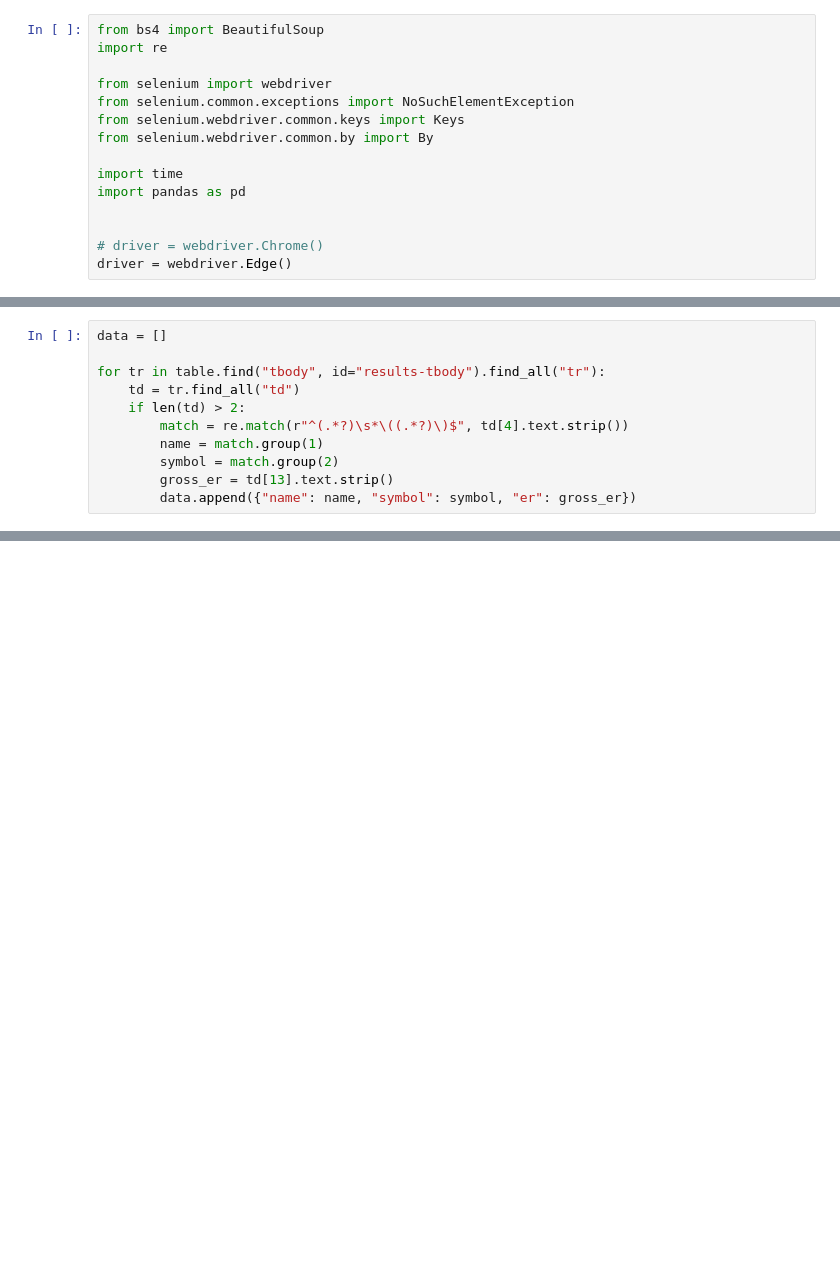
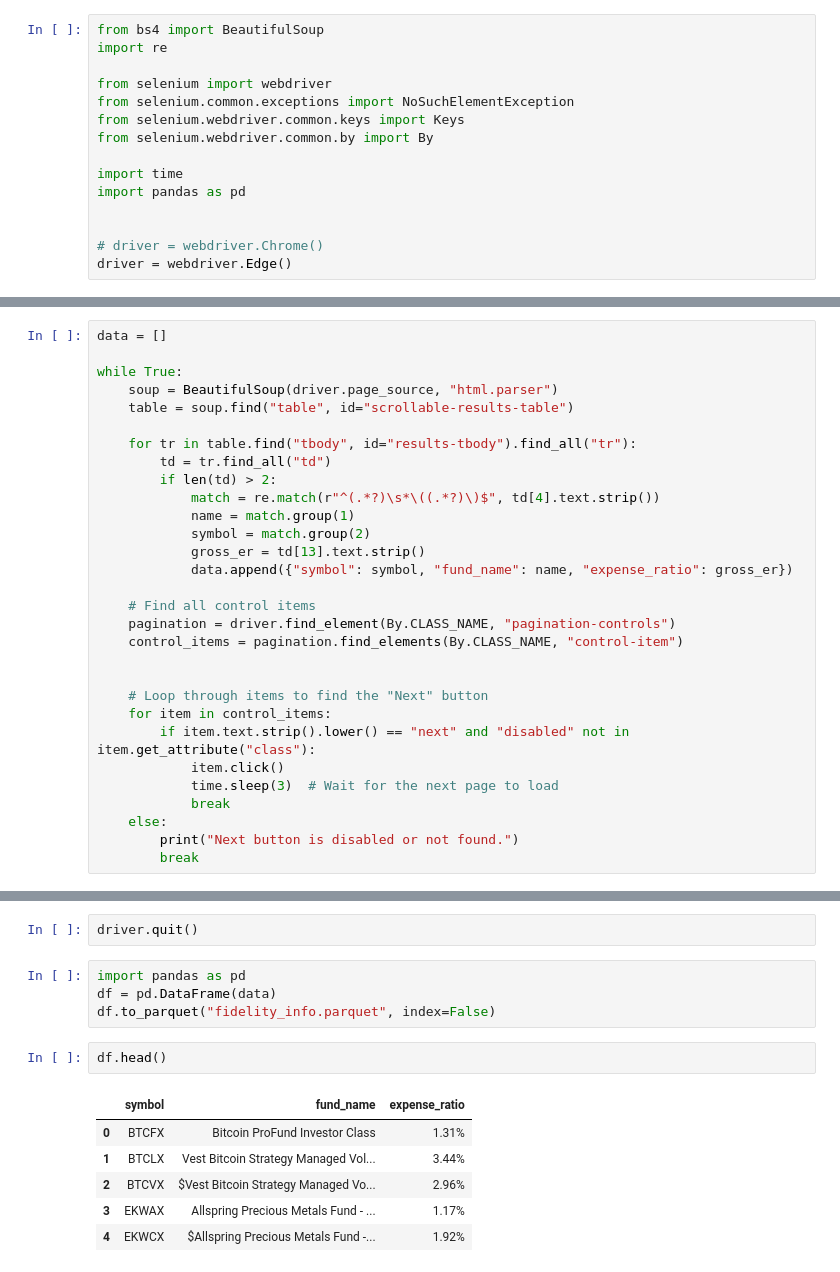
Before and after one commit to ming-berkeley/etf_repo, a Jupyter notebook: scrape_fidelity.ipynb, the cells around one changed output, grey strips where cells are left out. Drawn from its saved outputs; the diff is of its cells as text; blank space fills up the shorter version.

Commit message:
fidelity

```diff
--- a/scrape_fidelity.ipynb
+++ b/scrape_fidelity.ipynb
@@ -25,11 +22,30 @@ table = soup.find("table", id="scrollable-results-table")
 # %%
 data = []
 
-for tr in table.find("tbody", id="results-tbody").find_all("tr"):
-    td = tr.find_all("td")
-    if len(td) > 2:
-        match = re.match(r"^(.*?)\s*\((.*?)\)$", td[4].text.strip())
-        name = match.group(1)
-        symbol = match.group(2)
-        gross_er = td[13].text.strip()
-        data.append({"name": name, "symbol": symbol, "er": gross_er})
+while True:
+    soup = BeautifulSoup(driver.page_source, "html.parser")
+    table = soup.find("table", id="scrollable-results-table")
+
+    for tr in table.find("tbody", id="results-tbody").find_all("tr"):
+        td = tr.find_all("td")
+        if len(td) > 2:
+            match = re.match(r"^(.*?)\s*\((.*?)\)$", td[4].text.strip())
+            name = match.group(1)
+            symbol = match.group(2)
+            gross_er = td[13].text.strip()
+            data.append({"symbol": symbol, "fund_name": name, "expense_ratio": gross_er})
+
+    # Find all control items
+    pagination = driver.find_element(By.CLASS_NAME, "pagination-controls")
+    control_items = pagination.find_elements(By.CLASS_NAME, "control-item")
+
+
+    # Loop through items to find the "Next" button
+    for item in control_items:
+        if item.text.strip().lower() == "next" and "disabled" not in item.get_attribute("class"):
+            item.click()
+            time.sleep(3)  # Wait for the next page to load
+            break
+    else:
+        print("Next button is disabled or not found.")
+        break
@@ -61,0 +74,15 @@ data
+# %%
+driver.quit()
+# %%
+import pandas as pd
+df = pd.DataFrame(data)
+df.to_parquet("fidelity_info.parquet", index=False)
+# %%
+df.head()
+# %% [output]
+|  | symbol | fund_name | expense_ratio |
+| 0 | BTCFX | Bitcoin ProFund Investor Class | 1.31% |
+| 1 | BTCLX | Vest Bitcoin Strategy Managed Vol... | 3.44% |
+| 2 | BTCVX | $Vest Bitcoin Strategy Managed Vo... | 2.96% |
+| 3 | EKWAX | Allspring Precious Metals Fund - ... | 1.17% |
+| 4 | EKWCX | $Allspring Precious Metals Fund -... | 1.92% |
```
Also changed, not shown: parts of 5 cells of this notebook, 1 other file.
